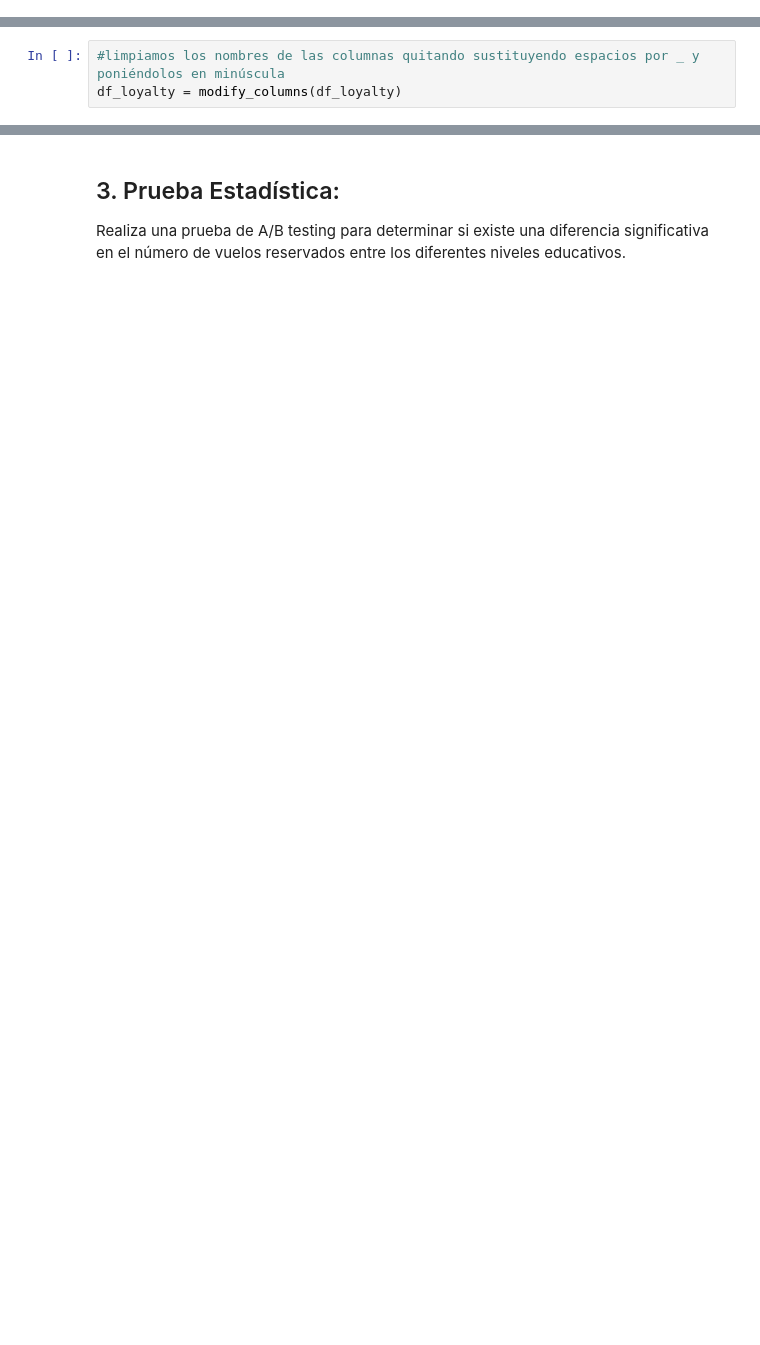
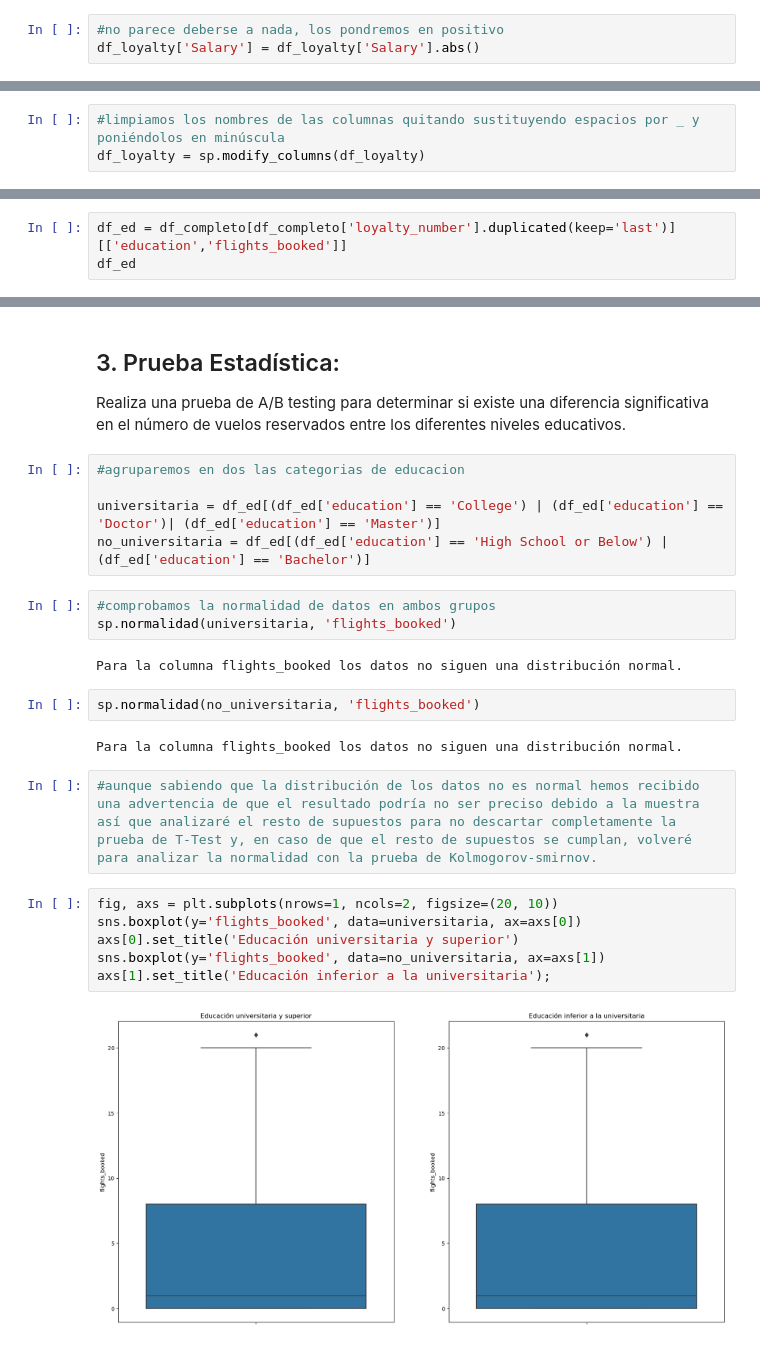
Before and after one commit to Adalab/bda-modulo-3-evaluacion-final-inesaag, a Jupyter notebook: evaluacion.ipynb, the cells around one changed output, grey strips where cells are left out. Drawn from its saved outputs; the diff is of its cells as text; blank space fills up the shorter version.

```diff
--- a/evaluacion.ipynb
+++ b/evaluacion.ipynb
@@ -307,0 +282,3 @@ plt.title('Valores de salario');
+# %%
+#no parece deberse a nada, los pondremos en positivo
+df_loyalty['Salary'] = df_loyalty['Salary'].abs()
@@ -308,6 +289,6 @@ plt.title('Valores de salario');
 # %%
 #limpiamos los nombres de las columnas quitando sustituyendo espacios por _ y poniéndolos en minúscula
-df_loyalty = modify_columns(df_loyalty)
+df_loyalty = sp.modify_columns(df_loyalty)
 # %%
 df_loyalty.columns
 # %% [output]
@@ -750,3 +730,6 @@ Objetivo del Ejercicio: Utilizando un conjunto de datos que hemos compartido, se
 reservados según el nivel educativo de los clientes. Para ello, los pasos que deberas seguir son:
 ## 1. Preparación de Datos:
 Filtra el conjunto de datos para incluir únicamente las columnas relevantes: 'Flights Booked' y 'Education'.
+# %%
+df_ed = df_completo[df_completo['loyalty_number'].duplicated(keep='last')][['education','flights_booked']]
+df_ed
@@ -758,3 +769,27 @@ número de vuelos reservados para cada grupo.
 ## 3. Prueba Estadística:
 Realiza una prueba de A/B testing para determinar si existe una diferencia significativa en el número de vuelos reservados entre los diferentes
 niveles educativos.
+# %%
+#agruparemos en dos las categorias de educacion
+
+universitaria = df_ed[(df_ed['education'] == 'College') | (df_ed['education'] == 'Doctor')| (df_ed['education'] == 'Master')]
+no_universitaria = df_ed[(df_ed['education'] == 'High School or Below') | (df_ed['education'] == 'Bachelor')]
+# %%
+#comprobamos la normalidad de datos en ambos grupos
+sp.normalidad(universitaria, 'flights_booked')
+# %% [output]
+Para la columna flights_booked los datos no siguen una distribución normal.
+# %%
+sp.normalidad(no_universitaria, 'flights_booked')
+# %% [output]
+Para la columna flights_booked los datos no siguen una distribución normal.
+# %%
+#aunque sabiendo que la distribución de los datos no es normal hemos recibido una advertencia de que el resultado podría no ser preciso debido a la muestra así que analizaré el resto de supuestos para no descartar completamente la prueba de T-Test y, en caso de que el resto de supuestos se cumplan, volveré para analizar la normalidad con la prueba de Kolmogorov-smirnov.
+# %%
+fig, axs = plt.subplots(nrows=1, ncols=2, figsize=(20, 10))
+sns.boxplot(y='flights_booked', data=universitaria, ax=axs[0])
+axs[0].set_title('Educación universitaria y superior')
+sns.boxplot(y='flights_booked', data=no_universitaria, ax=axs[1])
+axs[1].set_title('Educación inferior a la universitaria');
+# %% [output]
+[figure, added]
```
Also changed, not shown: parts of 29 cells of this notebook, 4 other files.
